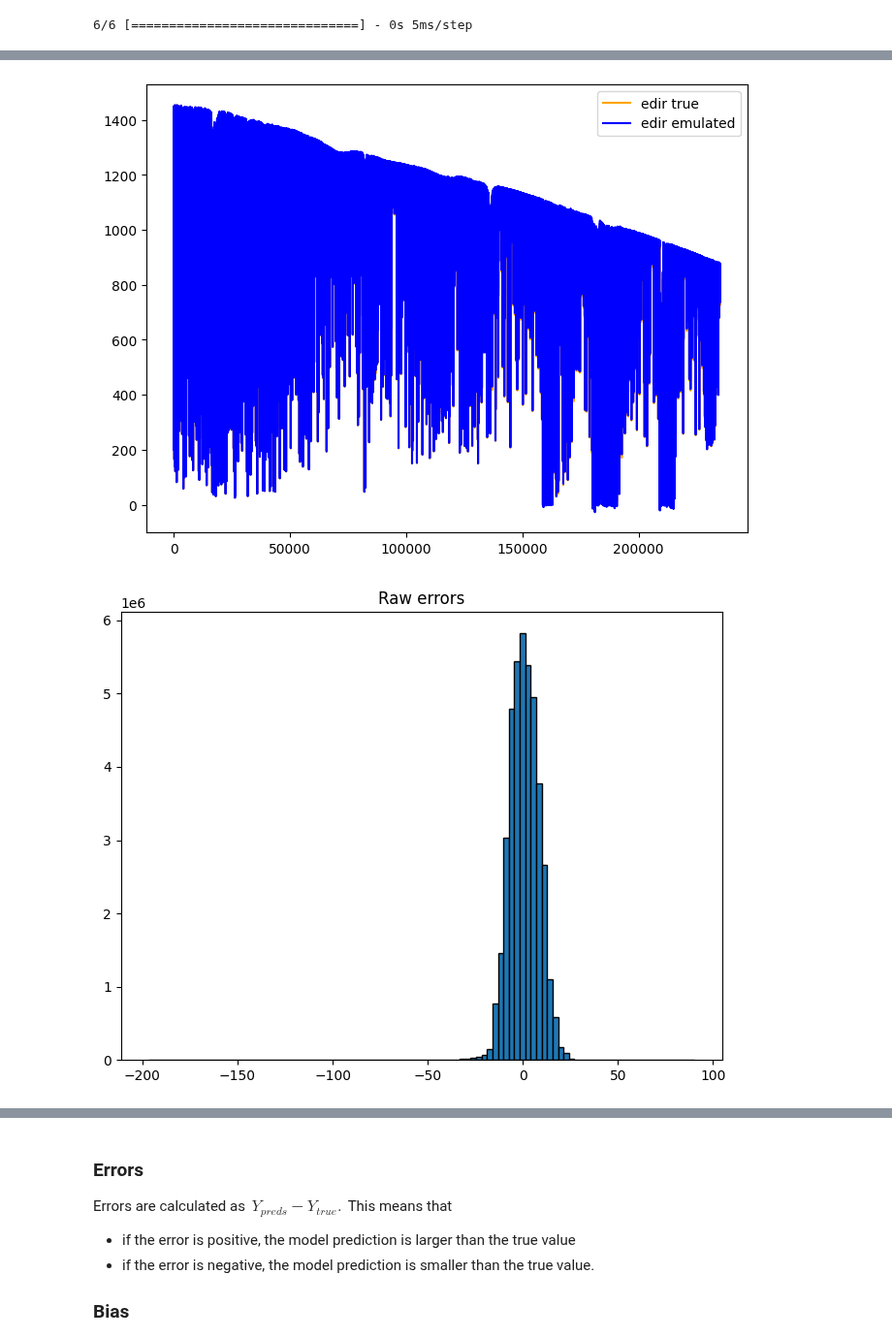
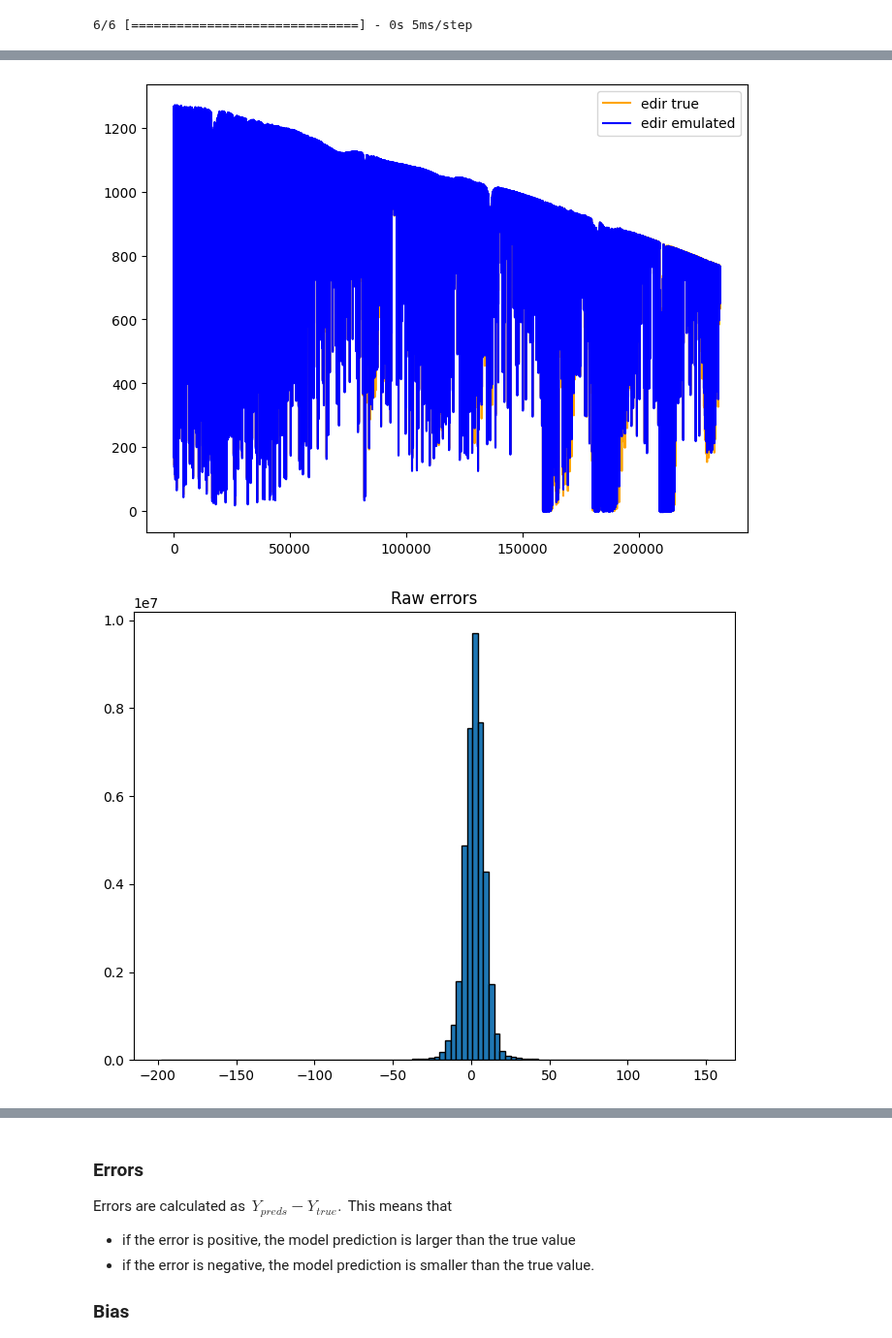
Before and after one commit to HerraKaava/RT_model_emulator, a Jupyter notebook: code-files/NN_model_edir.ipynb, the cells around one changed output, grey strips where cells are left out. Shown at 97% size. Saved outputs shown, nothing was run; the diff lists cells and outputs as text; code cells hidden in the pictures.

Commit message:
updating edir emulator once again

```diff
--- a/code-files/NN_model_edir.ipynb
+++ b/code-files/NN_model_edir.ipynb
@@ -58,9 +58,9 @@ dict_keys(['scaled_X_train', 'scaled_X_val', 'scaled_X_test', 'Y_train_edir', 'Y
 scaled_X_train = data_dict["scaled_X_train"]
 scaled_X_val = data_dict["scaled_X_val"]
 scaled_X_test = data_dict["scaled_X_test"]
-Y_train_edir = data_dict["Y_train_edir"]
-Y_val_edir = data_dict["Y_val_edir"]
-Y_test_edir = data_dict["Y_test_edir"]
+Y_train = data_dict["Y_train_edir"]
+Y_val = data_dict["Y_val_edir"]
+Y_test = data_dict["Y_test_edir"]
 # %%
 print("############### Training data ###############")
 print(f"Shape of scaled_X_train: {scaled_X_train.shape}")
@@ -171,8 +171,8 @@ def model(X_train, Y_train, X_val, Y_val, num_epochs: int, batch_size: int, outp
     # Lower the learning rate every 5 epochs
     lr_schedule = ExponentialDecay(initial_learning_rate=0.01,
                                    decay_steps=220,
-                                   decay_rate=0.96,
-                                   staircase=True)
+                                   decay_rate=0.92,
+                                   staircase=False)
 
     # This callback will stop the training when there is no improvement in
     # the validation mse for 3 consecutive epochs, and restore the weights
@@ -211,9 +211,9 @@ def model(X_train, Y_train, X_val, Y_val, num_epochs: int, batch_size: int, outp
     return model, loss_history
 # %%
 NN_model, loss_history = model(X_train=scaled_X_train,
-                               Y_train=Y_train_edir,
+                               Y_train=Y_train,
                                X_val=scaled_X_val,
-                               Y_val=Y_val_edir,
+                               Y_val=Y_val,
                                num_epochs=25,
                                batch_size=32,
                                output_var_name="edir")
@@ -243,7 +243,7 @@ Note that:
 - The term **'true'** in the plots refers to the output values obtained from libradtran RT model.
 - The term **'emulated'** refers to the predicted values obtained from the fitted neural network model.
 # %%
-edir_preds = NN_model.predict(scaled_X_val)
+val_preds = NN_model.predict(scaled_X_val)
 # %% [output]
 6/6 [==============================] - 0s 5ms/step
 # %%
@@ -253,10 +253,10 @@ plot_learning_curve(loss_history, "edir")
 # %%
-plot_random(edir_preds, scaled_X_val, Y_val_edir, "edir")
+plot_random(val_preds, scaled_X_val, Y_val, "edir")
 # %% [output]
-[figure, old version]
+[figure, new version]
 # %%
-plot_errors_hist(edir_preds, scaled_X_val, Y_val_edir)
+plot_errors_hist(val_preds, scaled_X_val, Y_val)
 # %% [output]
-[figure, old version]
+[figure, new version]
 # %%
 # Plot emulator results vs. true (libradtran RT model) values
```
Also changed, not shown: parts of 18 cells of this notebook.
